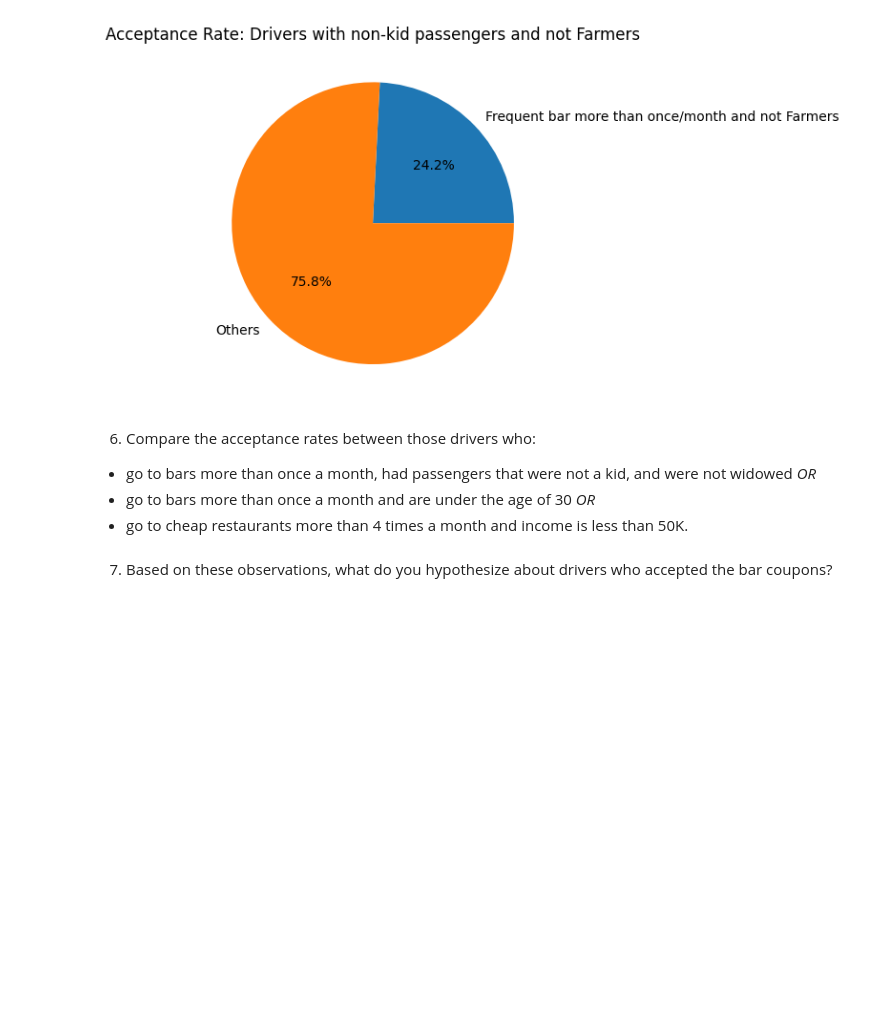
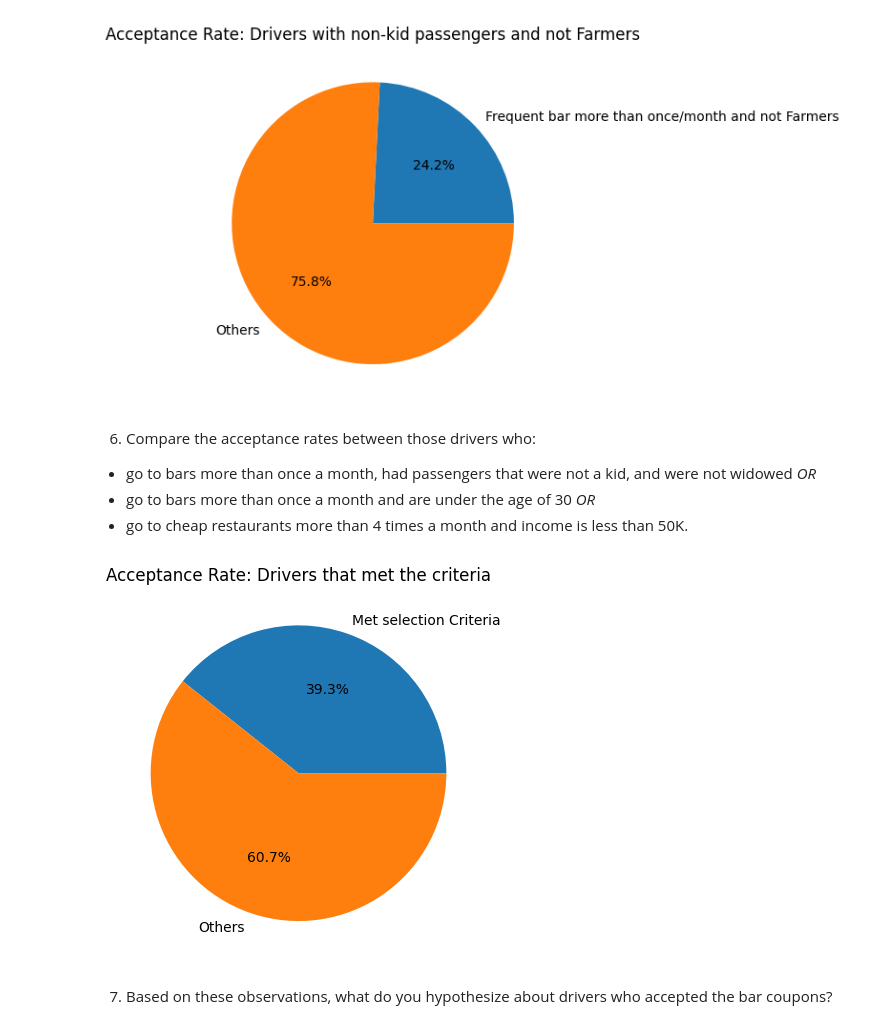
Before and after one commit to andrespineda/UC-Berkeley-MLAI, a Jupyter notebook: prompt.ipynb, the cells around one changed output. Drawn from its saved outputs; the diff is of its cells as text; code cells hidden in the pictures; blank space fills up the shorter version.

```diff
--- a/prompt.ipynb
+++ b/prompt.ipynb
@@ -429,6 +438,78 @@ plt.show()
 - go to bars more than once a month, had passengers that were not a kid, and were not widowed *OR*
 - go to bars more than once a month and are under the age of 30 *OR*
 - go to cheap restaurants more than 4 times a month and income is less than 50K.
+# %%
+''' Note    'age': {'21': 0, '46': 1, '26': 2, '31': 3, '41': 4, '50plus': 5, '36': 6, 'below21': 7}
+
+            'Bar': {'never': 0, 'less1': 1, '1~3': 2, 'gt8': 3, 'Unknown': 4, '4~8': 5} #  Don't count the 'Unknown' value
+
+            'passanger': {'Alone': 0, 'Friend(s)': 1, 'Kid(s)': 2, 'Partner': 3}
+
+            'occupation': {'Unemployed': 0,
+            'Architecture & Engineering': 1,
+            'Student': 2,
+            'Education&Training&Library': 3,
+            'Healthcare Support': 4,
+            'Healthcare Practitioners & Technical': 5,
+            'Sales & Related': 6,
+            'Management': 7,
+            'Arts Design Entertainment Sports & Media': 8,
+            'Computer & Mathematical': 9,
+            'Life Physical Social Science': 10,
+            'Personal Care & Service': 11,
+            'Community & Social Services': 12,
+            'Office & Administrative Support': 13,
+            'Construction & Extraction': 14,
+            'Legal': 15,
+            'Retired': 16,
+            'Installation Maintenance & Repair': 17,
+            'Transportation & Material Moving': 18,
+            'Business & Financial': 19,
+            'Protective Service': 20,
+            'Food Preparation & Serving Related': 21,
+            'Production Occupations': 22,
+            'Building & Grounds Cleaning & Maintenance': 23,
+            'Farming Fishing & Forestry': 24},
+
+            'maritalStatus': {'Unmarried partner': 0,
+            'Single': 1,
+            'Married partner': 2,
+            'Divorced': 3,
+            'Widowed': 4},
+
+            'RestaurantLessThan20': {'4~8': 0,
+            '1~3': 1,
+            'less1': 2,
+            'gt8': 3,
+            'Unknown': 4,
+            'never': 5},
+
+            'income': {'$37500 - $49999': 0,
+            '$62500 - $74999': 1,
+            '$12500 - $24999': 2,
+            '$75000 - $87499': 3,
+            '$50000 - $62499': 4,
+            '$25000 - $37499': 5,
+            '$100000 or More': 6,
+            '$87500 - $99999': 7,
+            'Less than $12500': 8},
+'''
+  # go to bars more than once a month, had passengers that were not a kid, and were not widowed *OR*
+acceptance_met_criteria_count = df[ ((df['Bar'] > 1) & (df['Bar'] != 4) & (df['Y'] == 1) & (df['passanger'] != 2) &  (df['maritalStatus'] != 4)) |
+ # go to bars more than once a month and are under the age of 30 *OR*
+                                   ((df['Bar'] > 1) & (df['Bar'] != 4) & (df['age'].isin([0,2,7]))) |
+ # go to cheap restaurants more than 4 times a month and income is less than 50K.
+                                   ((df['RestaurantLessThan20'].isin([0,3])) & (df['income'].isin([0,2,5,8])))].shape[0]
+
+# Count the number of drivers who went to a bar more than 3 times a month and accepted the coupon
+acceptance_others_count = df[(df['Y'] == 1)].shape[0]
+
+# Create a pie chart
+plt.pie([acceptance_met_criteria_count, acceptance_others_count], labels=['Met selection Criteria', 'Others'], autopct='%1.1f%%')
+plt.title('Acceptance Rate: Drivers that met the criteria')
+plt.show()
+# %% [output]
+[figure, added]
 # %% [markdown]
 7.  Based on these observations, what do you hypothesize about drivers who accepted the bar coupons?
 # %% [markdown]
```
Also changed, not shown: parts of 1 cell of this notebook.
